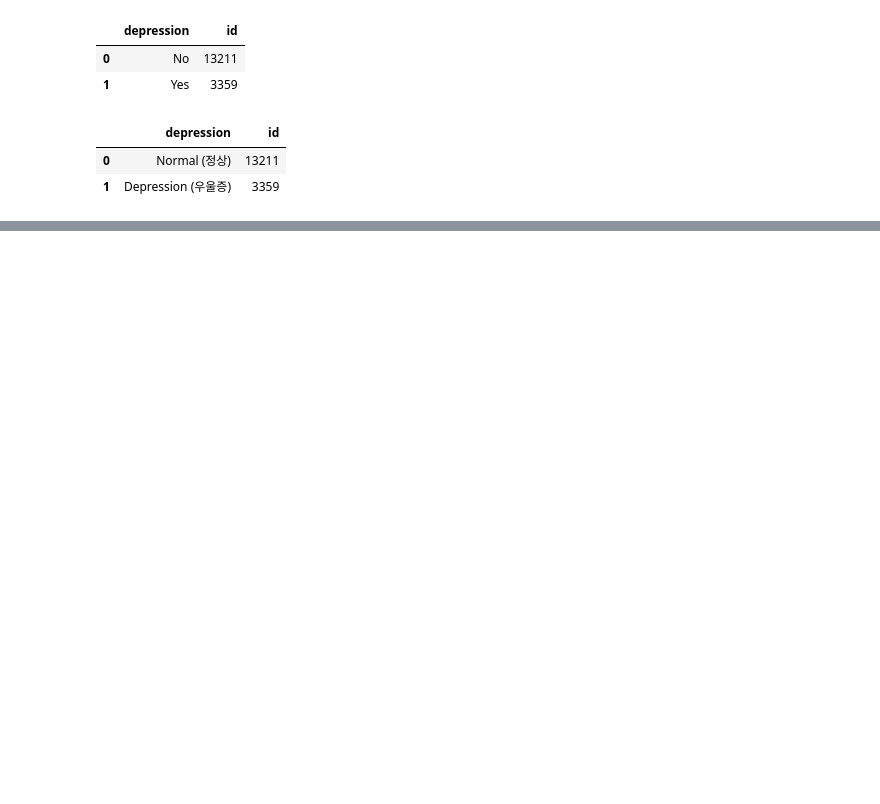
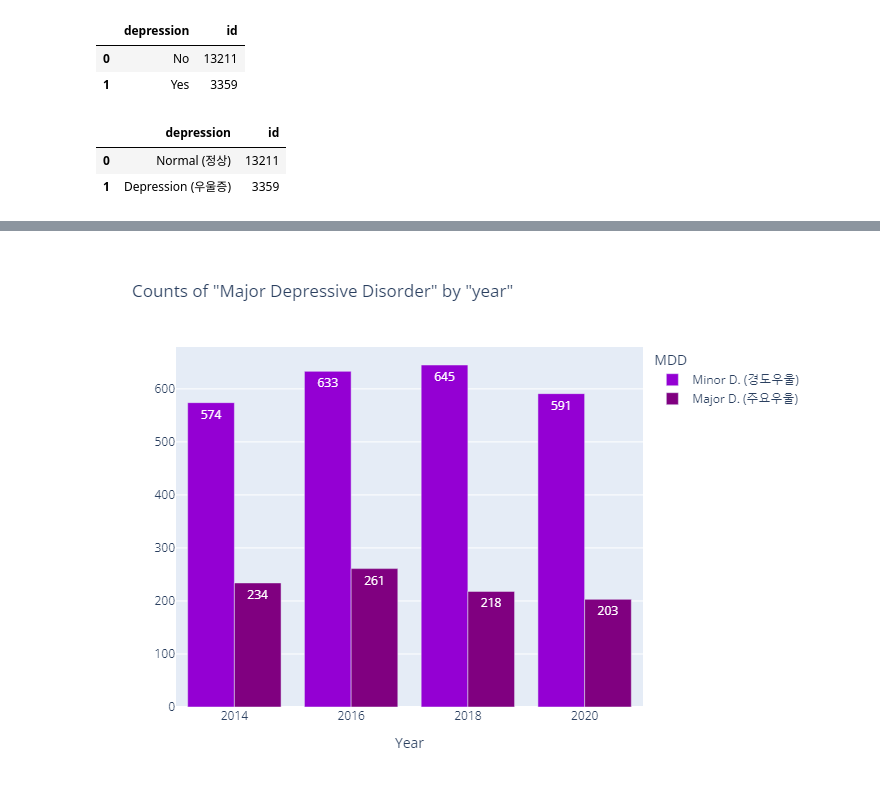
Before and after one commit to kyungjaecheong/Kor-DEEPression, a Jupyter notebook: 2_Modeling/2-2_EDA.ipynb, the cells around one changed output, grey strips where cells are left out. Cells and saved outputs as stored; diff of their text form; code cells hidden in the pictures; blank space fills up the shorter version.

```diff
--- a/2_Modeling/2-2_EDA.ipynb
+++ b/2_Modeling/2-2_EDA.ipynb
@@ -316,0 +410,5 @@ plot_depr.show()
+# %%
+# Group By Target & Year
+group_year_mdd = df_mdd.groupby(['MDD', 'year'], as_index=False)['id'].count()
+count_year_mdd = group_year_mdd.replace({'No': 'Minor D. (경도우울)', 'Yes': 'Major D. (주요우울)'})
+display(count_year_mdd)
@@ -316,0 +425,14 @@ plot_depr.show()
+# %%
+# MDD(경도우울vs주요우울장애)-Year 시각화
+bar_year_mdd = plex.bar(data_frame=count_year_mdd, barmode='group',
+                         x='year', y='id', color='MDD',
+                         text_auto=True, color_discrete_sequence=['darkviolet', 'purple'],
+                         title='Counts of "Major Depressive Disorder" by "year"')
+bar_year_mdd.update_layout(width=720, height=540,
+                            legend_title_text="MDD",
+                            xaxis_title_text="Year",
+                            yaxis_title_text="")
+bar_year_mdd.update_yaxes(tickformat=',')
+bar_year_mdd.show()
+# %% [output]
+[figure, added]
```
Also changed, not shown: parts of 51 cells of this notebook.
